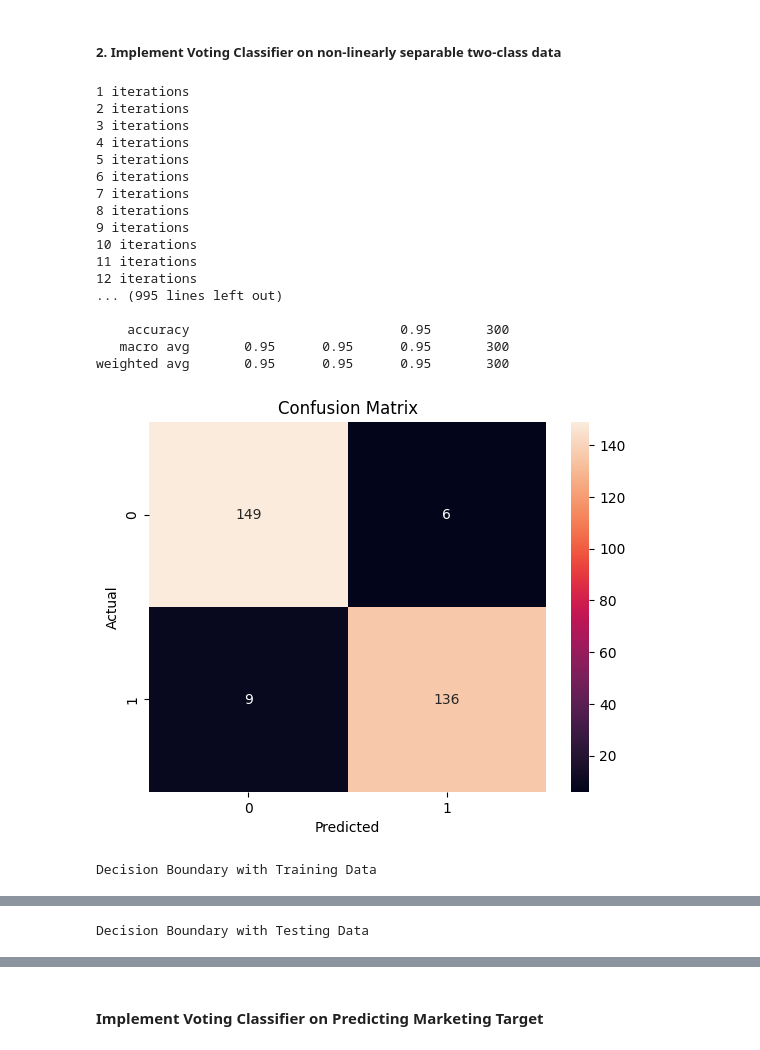
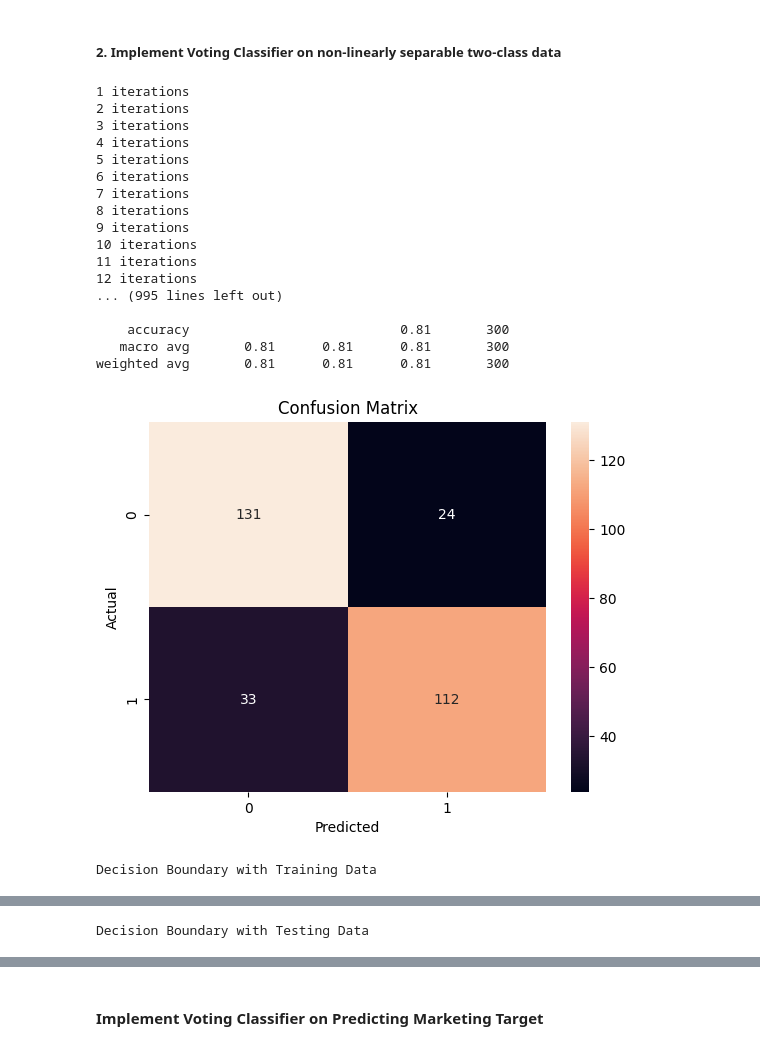
Before and after one commit to XingshengXu/Machine-Learning-Projects, a Jupyter notebook: Ensemble Learning/Voting_Ensembles_demo.ipynb, the cells around one changed output, grey strips where cells are left out. Saved outputs shown, nothing was run; the diff lists cells and outputs as text; code cells hidden in the pictures.

```diff
--- a/Ensemble Learning/Voting_Ensembles_demo.ipynb
+++ b/Ensemble Learning/Voting_Ensembles_demo.ipynb
@@ -43,7 +43,7 @@ Theta values:[0.21607902 1.97128465 0.19984868]
 ##### 2. Implement Voting Classifier on non-linearly separable two-class data
 # %%
 # Generate the data
-X,y = make_blobs(n_samples=1000, n_features=2, centers=2, cluster_std=1, random_state=0)
+X,y = make_blobs(n_samples=1000, n_features=2, centers=2, cluster_std=2, random_state=0)
 
 # Split the data into training and test sets
 train_X, test_X, train_Y, test_Y = train_test_split(X, y, test_size=0.3, random_state=0)
@@ -54,36 +54,36 @@ log_reg = LogisticRegression()
 knn = KNNClassifier(k_neighbours=5)
 
 # Create ensemble model
 vec = VotingClassifier(classifiers=[slp, log_reg, knn], voting='hard')
-vec.fit(X,y)
+vec.fit(train_X, train_Y)
 
 # Performance Test
 pred_y = vec.predict_class(test_X)
 evaluate_model(test_Y, pred_y, 'classification')
 
 # Plot decision boundaries and class labels
 print('Decision Boundary with Training Data')
 create_contour_plot(vec, train_X, train_Y, resolution=200)
 
 print('Decision Boundary with Testing Data')
 create_contour_plot(vec, test_X, test_Y, resolution=200)
 # %% [output]
 1 iterations
 2 iterations
 3 iterations
 4 iterations
 5 iterations
 6 iterations
 7 iterations
 8 iterations
 9 iterations
 10 iterations
 11 iterations
 12 iterations
 ... (995 lines left out)
 
-    accuracy                           0.95       300
-   macro avg       0.95      0.95      0.95       300
-weighted avg       0.95      0.95      0.95       300
+    accuracy                           0.81       300
+   macro avg       0.81      0.81      0.81       300
+weighted avg       0.81      0.81      0.81       300
-[figure, old version]
+[figure, new version]
 Decision Boundary with Training Data
```
Also changed, not shown: parts of 1 cell of this notebook, 5 other files.
